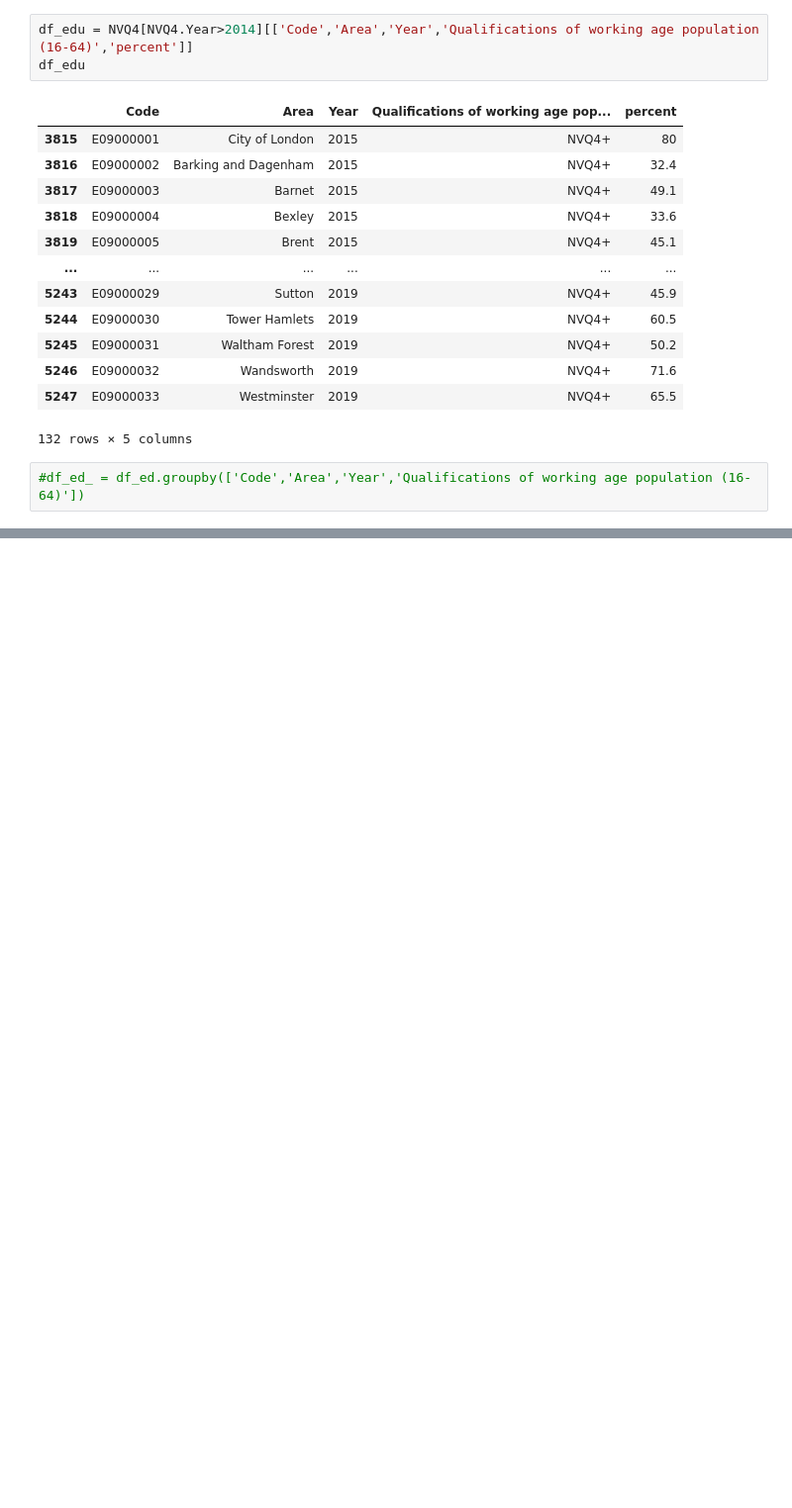
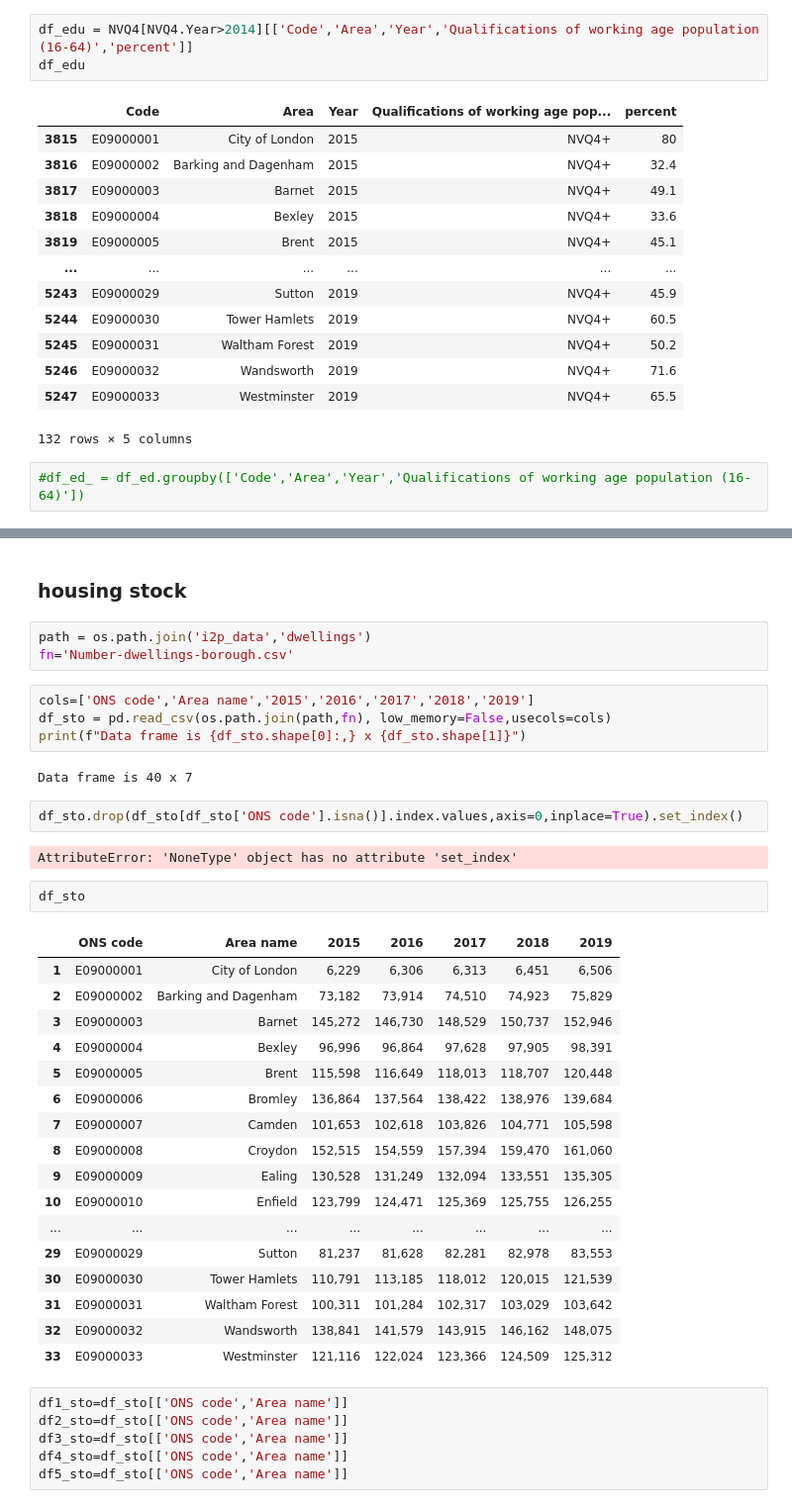
Before and after one commit to Jiawei997/i2p, a Jupyter notebook: Airbnb-listing.ipynb, the cells around one changed output, grey strips where cells are left out. Shown at 99% size. Cells and saved outputs as stored; diff of their text form; blank space fills up the shorter version.

```diff
--- a/Airbnb-listing.ipynb
+++ b/Airbnb-listing.ipynb
@@ -202,0 +629,41 @@ df_edu
+# %% [markdown]
+### housing stock
+# %%
+path = os.path.join('i2p_data','dwellings')
+fn='Number-dwellings-borough.csv'
+# %%
+cols=['ONS code','Area name','2015','2016','2017','2018','2019']
+df_sto = pd.read_csv(os.path.join(path,fn), low_memory=False,usecols=cols)
+print(f"Data frame is {df_sto.shape[0]:,} x {df_sto.shape[1]}")
+# %% [output]
+Data frame is 40 x 7
+# %%
+df_sto.drop(df_sto[df_sto['ONS code'].isna()].index.values,axis=0,inplace=True).set_index()
+# %% [output]
+AttributeError: 'NoneType' object has no attribute 'set_index'
+# %%
+df_sto
+# %% [output]
+|  | ONS code | Area name | 2015 | 2016 | 2017 | 2018 | 2019 |
+| 1 | E09000001 | City of London | 6,229 | 6,306 | 6,313 | 6,451 | 6,506 |
+| 2 | E09000002 | Barking and Dagenham | 73,182 | 73,914 | 74,510 | 74,923 | 75,829 |
+| 3 | E09000003 | Barnet | 145,272 | 146,730 | 148,529 | 150,737 | 152,946 |
+| 4 | E09000004 | Bexley | 96,996 | 96,864 | 97,628 | 97,905 | 98,391 |
+| 5 | E09000005 | Brent | 115,598 | 116,649 | 118,013 | 118,707 | 120,448 |
+| 6 | E09000006 | Bromley | 136,864 | 137,564 | 138,422 | 138,976 | 139,684 |
+| 7 | E09000007 | Camden | 101,653 | 102,618 | 103,826 | 104,771 | 105,598 |
+| 8 | E09000008 | Croydon | 152,515 | 154,559 | 157,394 | 159,470 | 161,060 |
+| 9 | E09000009 | Ealing | 130,528 | 131,249 | 132,094 | 133,551 | 135,305 |
+| 10 | E09000010 | Enfield | 123,799 | 124,471 | 125,369 | 125,755 | 126,255 |
+| ... | ... | ... | ... | ... | ... | ... | ... |
+| 29 | E09000029 | Sutton | 81,237 | 81,628 | 82,281 | 82,978 | 83,553 |
+| 30 | E09000030 | Tower Hamlets | 110,791 | 113,185 | 118,012 | 120,015 | 121,539 |
+| 31 | E09000031 | Waltham Forest | 100,311 | 101,284 | 102,317 | 103,029 | 103,642 |
+| 32 | E09000032 | Wandsworth | 138,841 | 141,579 | 143,915 | 146,162 | 148,075 |
+| 33 | E09000033 | Westminster | 121,116 | 122,024 | 123,366 | 124,509 | 125,312 |
+# %%
+df1_sto=df_sto[['ONS code','Area name']]
+df2_sto=df_sto[['ONS code','Area name']]
+df3_sto=df_sto[['ONS code','Area name']]
+df4_sto=df_sto[['ONS code','Area name']]
+df5_sto=df_sto[['ONS code','Area name']]
```
Also changed, not shown: parts of 60 cells of this notebook.
